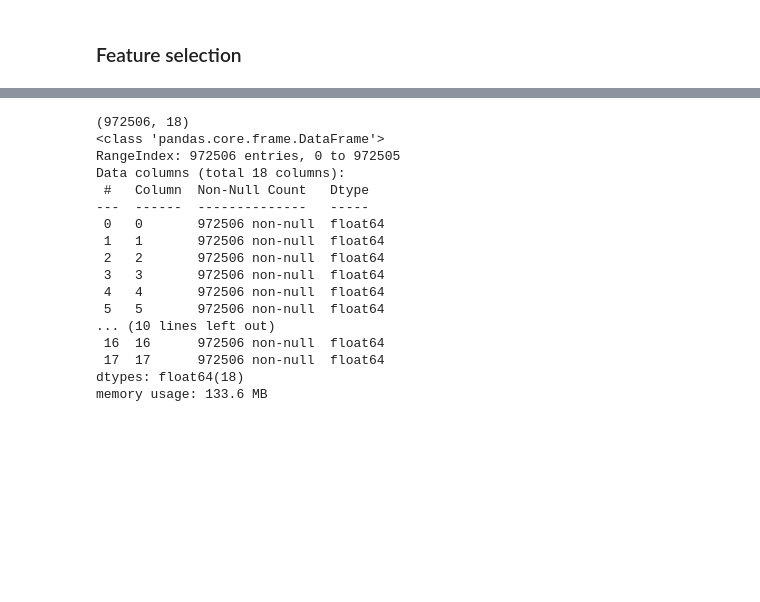
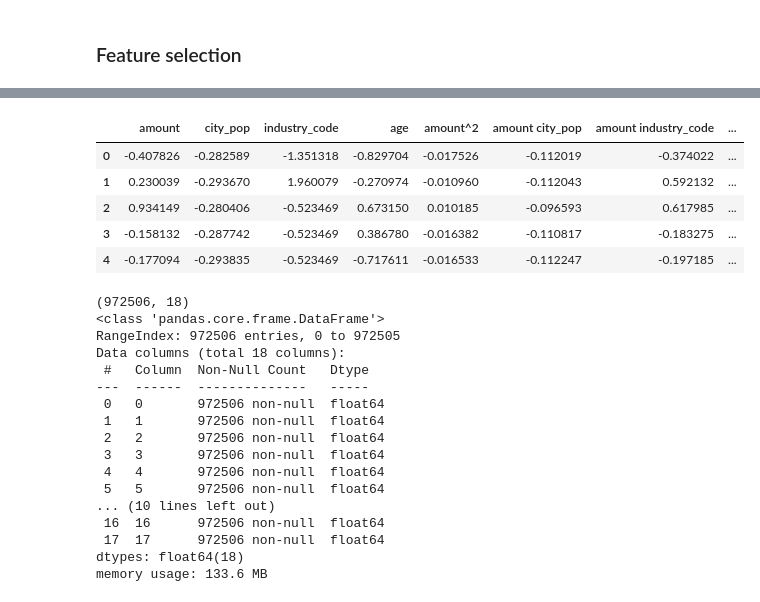
Before and after one commit to ArtemAntonov/Credit-Card-Transactions-Fraud-Detection, a Jupyter notebook: 2. Preprocessing.ipynb, the cells around one changed output, grey strips where cells are left out. Saved outputs shown, nothing was run; the diff lists cells and outputs as text; code cells hidden in the pictures; blank space fills up the shorter version.

```diff
--- a/2. Preprocessing.ipynb
+++ b/2. Preprocessing.ipynb
@@ -26,6 +27,9 @@ df = pd.read_csv('fraudTrain.csv', index_col=0, parse_dates=['trans_date_trans_t
 Based on discoveries of EDA, I delete some featurs and transform others.
 # %%
 df.rename(columns={'trans_date_trans_time':'time', 'amt':'amount'}, inplace=True)
+#df['day'] = df['time'].dt.day
+#df['weekday'] = df['time'].dt.weekday
+#df['hour'] = df['time'].dt.hour
 df['industry_code'] = df['cc_num'].astype(str).apply(lambda x: x[0:1]).astype(int)
 df['age'] = (pd.to_datetime('today') - pd.to_datetime(df['dob'])).dt.days/365.25
-df.drop(columns=['first', 'last', 'street', 'trans_num', 'unix_time', 'cc_num', 'dob', 'lat', 'long', 'merch_lat', 'merch_long', 'zip', 'city', 'job', 'merchant'], inplace=True)
+df.drop(columns=['time', 'first', 'last', 'street', 'trans_num', 'unix_time', 'cc_num', 'dob', 'lat', 'long', 'merch_lat', 'merch_long', 'zip', 'city', 'job', 'merchant'], inplace=True)
@@ -75,0 +38,12 @@ print(sys.getsizeof(X_train_num))
+# %%
+y = df['is_fraud']
+df.drop(columns='is_fraud', inplace=True)
+
+str_cols = df.select_dtypes(include='object').columns
+num_cols = df.select_dtypes(include='number').columns
+'''
+df_num = df.drop(columns=str_cols)
+df_cat = df[str_cols]
+
+del df
+'''
@@ -75,0 +52,10 @@ print(sys.getsizeof(X_train_num))
+# %%
+preprocessor = ColumnTransformer(
+    transformers=[
+        ('encoder', OneHotEncoder(drop='first', sparse_output=False, dtype=bool), str_cols),
+        ('transformer', PolynomialFeatures(degree=3, include_bias=False), num_cols),
+    ],
+    remainder='passthrough', verbose_feature_names_out=False).set_output(transform='pandas')
+
+df = preprocessor.fit_transform(df)
+df.head()
@@ -128,0 +108,14 @@ X_train
+# %%
+scaler = ColumnTransformer(
+    transformers=[('scaler', StandardScaler(), num_cols)],
+                    remainder='passthrough', verbose_feature_names_out=False).set_output(transform='pandas')
+
+df = scaler.fit_transform(df)
+df.head()
+# %% [output]
+|  | amount | city_pop | industry_code | age | amount^2 | amount city_pop | amount industry_code | ... |
+| 0 | -0.407826 | -0.282589 | -1.351318 | -0.829704 | -0.017526 | -0.112019 | -0.374022 | ... |
+| 1 | 0.230039 | -0.293670 | 1.960079 | -0.270974 | -0.010960 | -0.112043 | 0.592132 | ... |
+| 2 | 0.934149 | -0.280406 | -0.523469 | 0.673150 | 0.010185 | -0.096593 | 0.617985 | ... |
+| 3 | -0.158132 | -0.287742 | -0.523469 | 0.386780 | -0.016382 | -0.110817 | -0.183275 | ... |
+| 4 | -0.177094 | -0.293835 | -0.523469 | -0.717611 | -0.016533 | -0.112247 | -0.197185 | ... |
```
Also changed, not shown: parts of 23 cells of this notebook.
